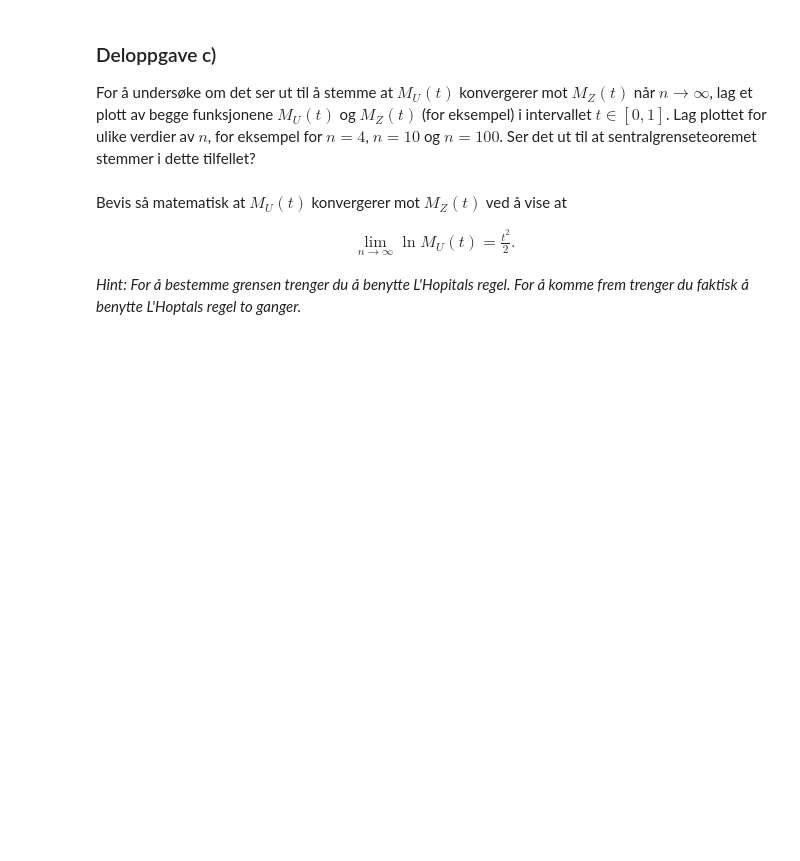
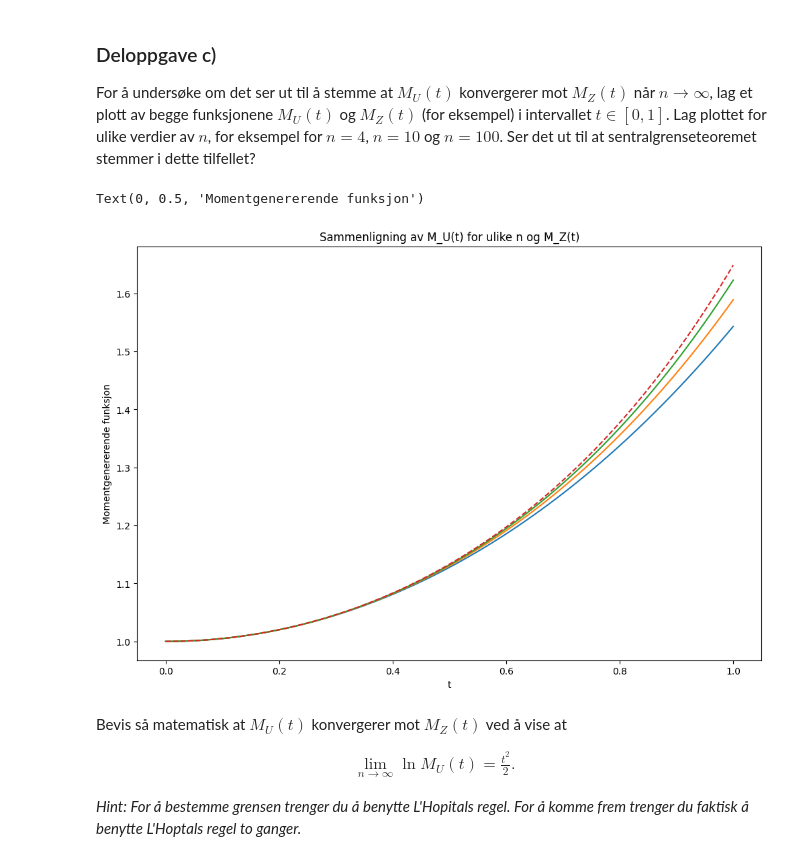
Before and after one commit to erikbohne/TMA4245_Statistics, a Jupyter notebook: pset3/innlevering3.ipynb, the cells around one changed output. Cells and saved outputs as stored; diff of their text form; code cells hidden in the pictures; blank space fills up the shorter version.

```diff
--- a/pset3/innlevering3.ipynb
+++ b/pset3/innlevering3.ipynb
@@ -225,7 +209,31 @@ M_Z(t) = \exp\left\{\frac{t^2}{2}\right\}.
 For å undersøke om det ser ut til å stemme at $M_U(t)$ konvergerer mot $M_Z(t)$ når
 $n\rightarrow\infty$, lag et plott av begge funksjonene $M_U(t)$ og $M_Z(t)$ (for eksempel) i intervallet $t\in[0,1]$. Lag plottet for ulike verdier av $n$, for eksempel for $n=4$, $n=10$ og $n=100$. Ser det ut til at sentralgrenseteoremet stemmer i dette tilfellet?
 # %%
-# Her kan du skrive koden for å plotte de to funksjonene.
+# Definerer funksjonen for M_U(t) basert på den utledede formelen
+def M_U(t, n):
+    return np.exp(n * np.log((np.exp(t/np.sqrt(n)) + np.exp(-t/np.sqrt(n))) / 2))
+
+# Definerer funksjonen for M_Z(t) basert på den momentgenererende funksjonen for en standard normalfordeling
+def M_Z(t):
+    return np.exp(t**2 / 2)
+
+# Definerer t-verdier i intervallet [0, 1]
+t_values = np.linspace(0, 1, 100)
+
+# Lager plott for ulike n-verdier
+n_values = [1, 2, 5]
+plt.figure(figsize=(12, 8))
+for n in n_values:
+    plt.plot(t_values, M_U(t_values, n), label=f'M_U(t) for n={n}')
+
+# Plotter M_Z(t)
+plt.plot(t_values, M_Z(t_values), label='M_Z(t)', linestyle='--')
+plt.title('Sammenligning av M_U(t) for ulike n og M_Z(t)')
+plt.xlabel('t')
+plt.ylabel('Momentgenererende funksjon')
+# %% [output]
+Text(0, 0.5, 'Momentgenererende funksjon')
+[figure, added]
 # %% [markdown]
 Bevis så matematisk at $M_U(t)$ konvergerer mot $M_Z(t)$ ved å vise at
 
```
Also changed, not shown: parts of 1 cell of this notebook, 1 other file.
